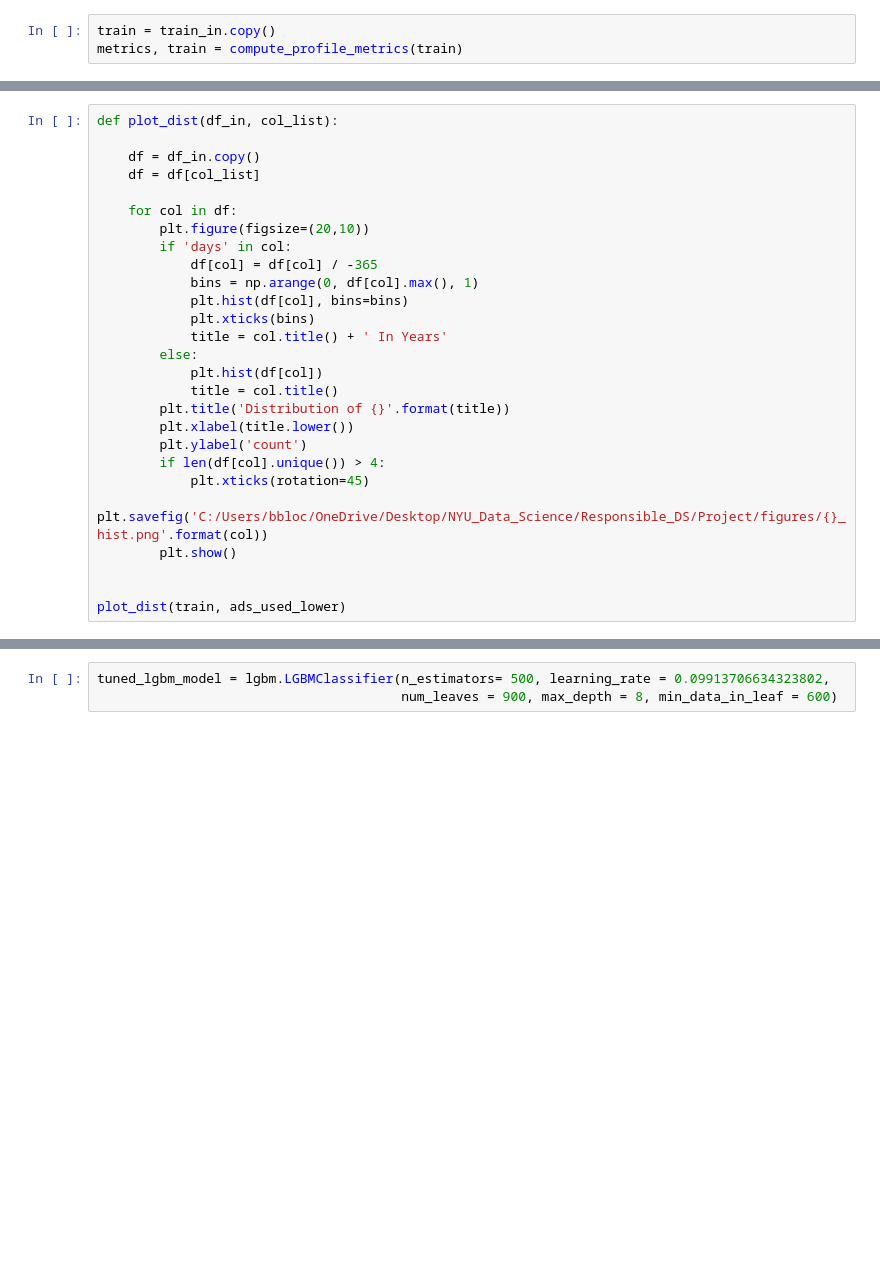
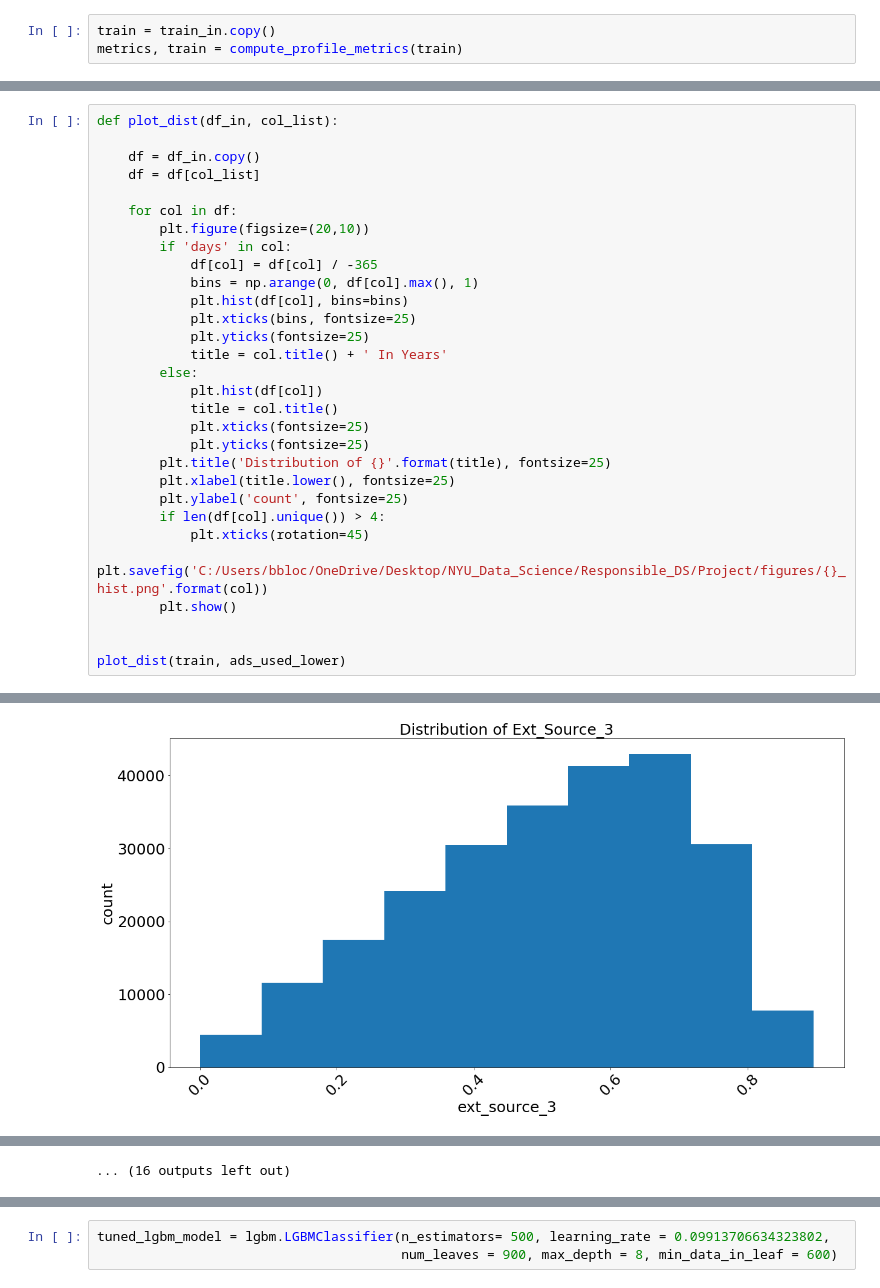
Before and after one commit to bbloch18/RDS_Project, a Jupyter notebook: RDS_Project.ipynb, the cells around one changed output, grey strips where cells are left out. Cells and saved outputs as stored; diff of their text form; blank space fills up the shorter version.

```diff
--- a/RDS_Project.ipynb
+++ b/RDS_Project.ipynb
@@ -194,14 +252,17 @@ def plot_dist(df_in, col_list):
             df[col] = df[col] / -365
             bins = np.arange(0, df[col].max(), 1)
             plt.hist(df[col], bins=bins)
-            plt.xticks(bins)
+            plt.xticks(bins, fontsize=25)
+            plt.yticks(fontsize=25)
             title = col.title() + ' In Years'
         else:
             plt.hist(df[col])
             title = col.title()
-        plt.title('Distribution of {}'.format(title))
-        plt.xlabel(title.lower())
-        plt.ylabel('count')
+            plt.xticks(fontsize=25)
+            plt.yticks(fontsize=25)
+        plt.title('Distribution of {}'.format(title), fontsize=25)
+        plt.xlabel(title.lower(), fontsize=25)
+        plt.ylabel('count', fontsize=25)
         if len(df[col].unique()) > 4:
             plt.xticks(rotation=45)
         plt.savefig('C:/Users/bbloc/OneDrive/Desktop/NYU_Data_Science/Responsible_DS/Project/figures/{}_hist.png'.format(col))
@@ -209,3 +270,4 @@ def plot_dist(df_in, col_list):
 
 
 plot_dist(train, ads_used_lower)
+# %% [output]
@@ -211,0 +291 @@ plot_dist(train, ads_used_lower)
+[figure, added]
@@ -212,3 +302,4 @@ plot_dist(train, ads_used_lower)
+... (16 outputs left out)
 # %%
 temp = train.copy()
 
```
Also changed, not shown: parts of 43 cells of this notebook.
